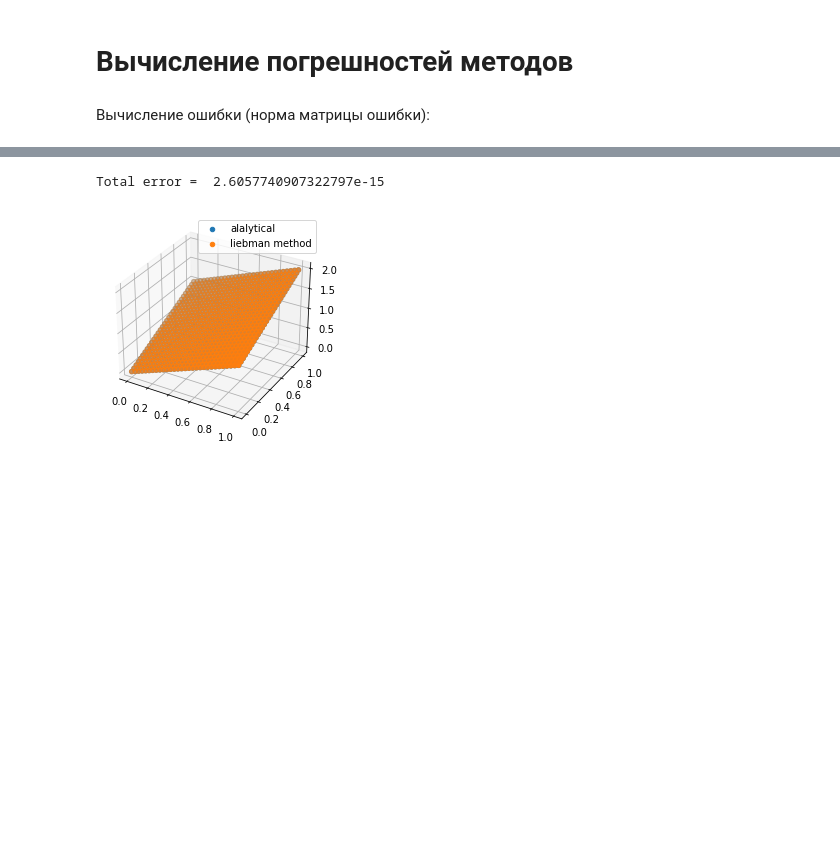
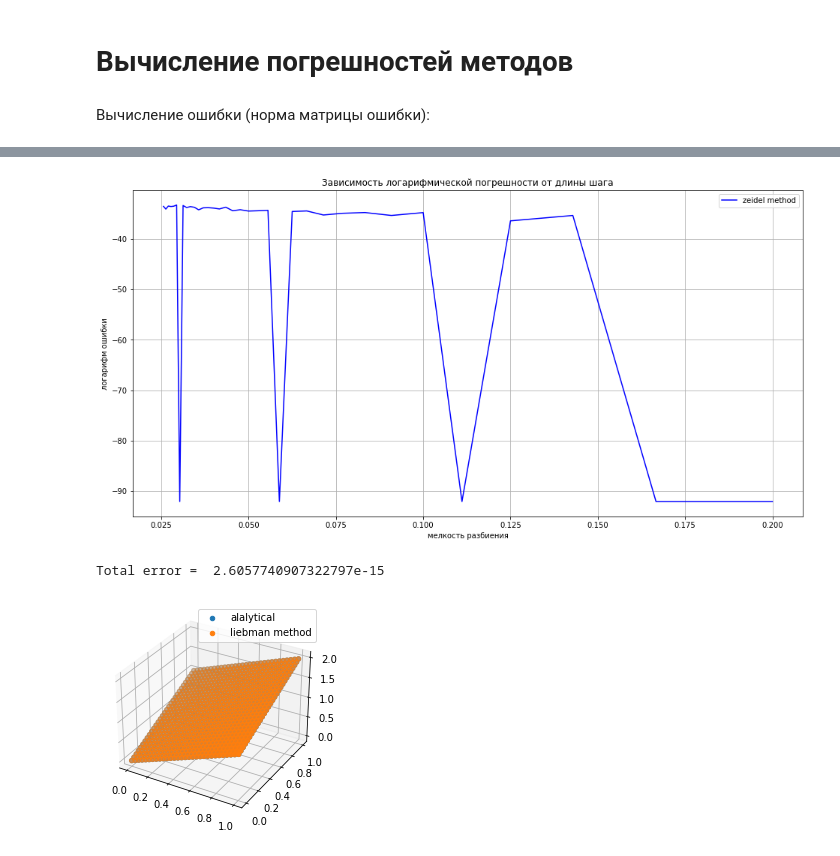
Before and after one commit to KorolevEgor/NM_Labs_2_sem, a Jupyter notebook: lab_7.ipynb, the cells around one changed output, grey strips where cells are left out. Saved outputs shown, nothing was run; the diff lists cells and outputs as text; code cells hidden in the pictures; blank space fills up the shorter version.

```diff
--- a/lab_7.ipynb
+++ b/lab_7.ipynb
@@ -253,3 +274,7 @@ construct_error_plot(zeidel_method, "zeidel method")
+# %%
+construct_logerror_plot(zeidel_method, "zeidel method")
+# %% [output]
+[figure, added]
 # %%
 def construct_3d_plot(method, method_name):
     X_e, Y_e, Z_e = method()
```
Also changed, not shown: parts of 7 cells of this notebook.
